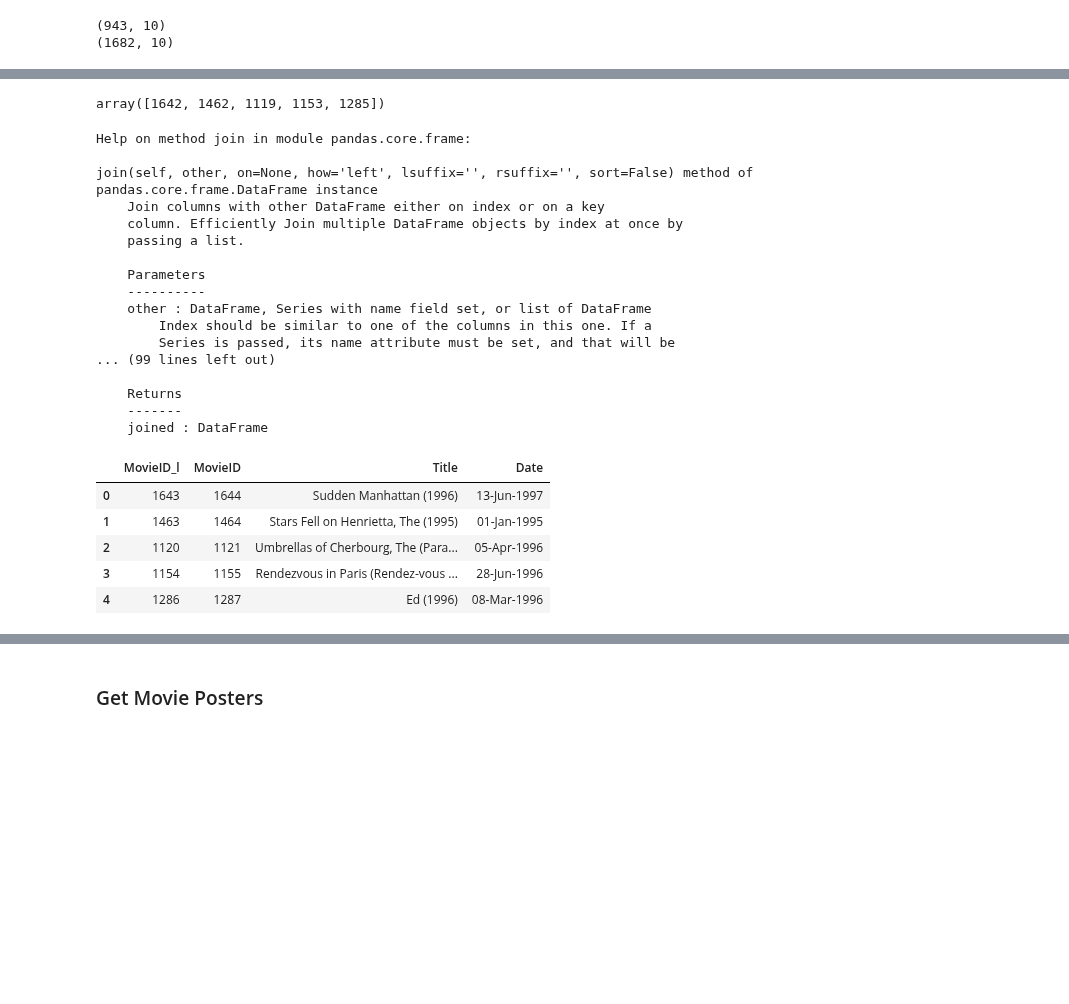
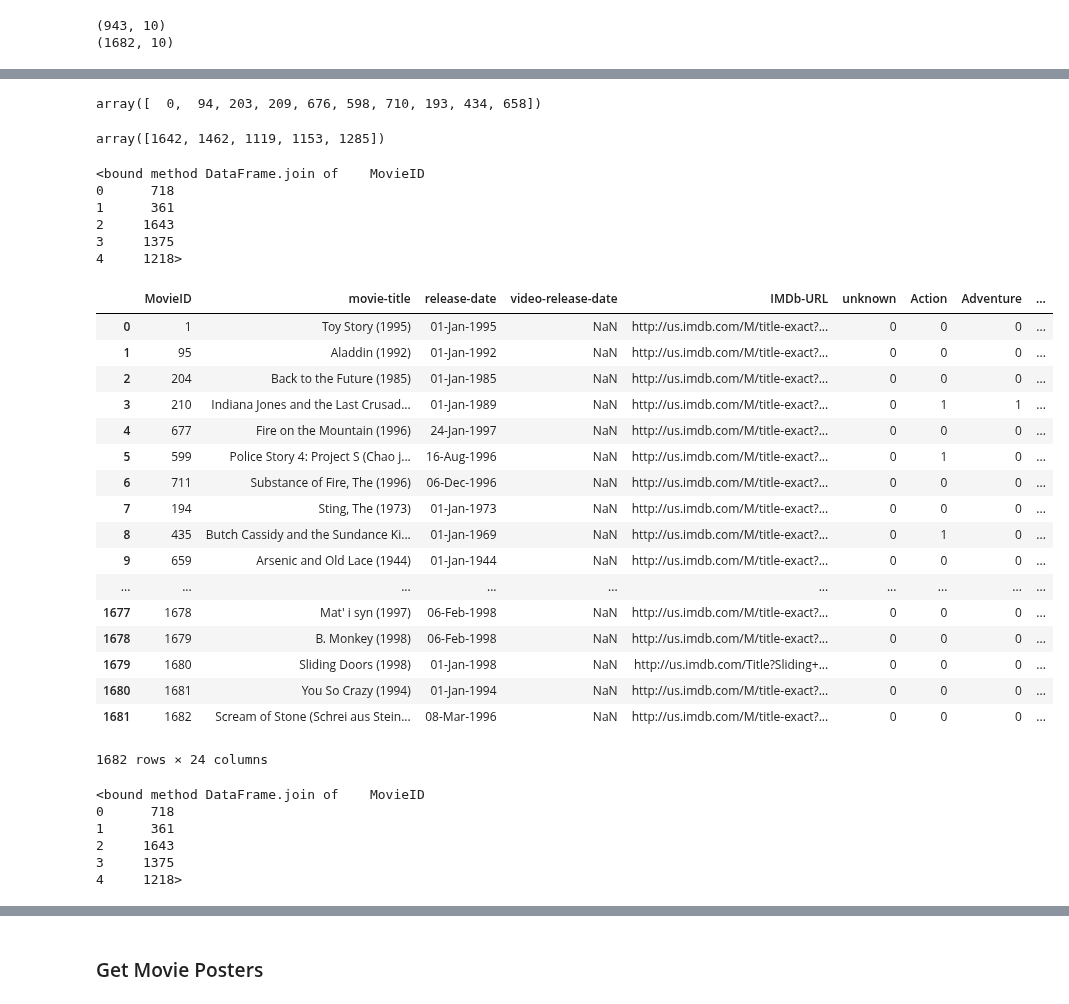
Before and after one commit to amirnasri/Data-Science, a Jupyter notebook: Recommender/ALS2.ipynb, the cells around one changed output, grey strips where cells are left out. Drawn from its saved outputs; the diff is of its cells as text; code cells hidden in the pictures; blank space fills up the shorter version.

```diff
--- a/Recommender/ALS2.ipynb
+++ b/Recommender/ALS2.ipynb
@@ -300,3 +332,5 @@ print coordinate_to_sparse(product_features.collect()).todense().shape
 (1682, 10)
 # %%
 pf_sparse = coordinate_to_sparse(product_features.collect())
+# %%
+pf = np.array(pf_sparse.todense())
@@ -302,0 +347,2 @@ pf_sparse = coordinate_to_sparse(product_features.collect())
+# %%
+pf_norm = pf/((pf**2).dot(np.ones((pf_sparse.shape[1], 1))))**0.5
@@ -303,2 +359,2 @@ pf_sparse = coordinate_to_sparse(product_features.collect())
 # %%
-pp_sim = np.dot(pf_sparse.todense(), pf_sparse.todense().T)
+pp_sim = np.dot(pf_norm, pf_norm.T)
@@ -305,5 +365,5 @@ pp_sim = np.dot(pf_sparse.todense(), pf_sparse.todense().T)
 # %%
-recom_movie_index = np.array(np.argsort(pp_sim[0, :]))[0][::-1][:5]
+recom_movie_index = np.argsort(pp_sim[0, :])[::-1][:10]
 # %%
 recom_movie_index
 # %% [output]
@@ -332,38 +408,50 @@ movies[0:9]
 # %%
 recom_movie_index
 # %% [output]
-array([1642, 1462, 1119, 1153, 1285])
+array([  0,  94, 203, 209, 676, 598, 710, 193, 434, 658])
+# %%
+recom_movie_index
+# %% [output]
+array([1642, 1462, 1119, 1153, 1285])
 # %%
-help(pd.DataFrame({'MovieID':[movie_index_to_ID[i] for i in recom_movie_index]}).join)
+#help(pd.DataFrame({'MovieID':[movie_index_to_ID[i] for i in recom_movie_index]}).join)
-# %% [output]
-Help on method join in module pandas.core.frame:
-
-join(self, other, on=None, how='left', lsuffix='', rsuffix='', sort=False) method of pandas.core.frame.DataFrame instance
-    Join columns with other DataFrame either on index or on a key
-    column. Efficiently Join multiple DataFrame objects by index at once by
-    passing a list.
-
-    Parameters
-    ----------
-    other : DataFrame, Series with name field set, or list of DataFrame
-        Index should be similar to one of the columns in this one. If a
-        Series is passed, its name attribute must be set, and that will be
-... (99 lines left out)
-
-    Returns
-    -------
-    joined : DataFrame
 # %%
 (pd.DataFrame({'MovieID':[movie_index_to_ID[i] for i in recom_movie_index]})).join
+# %% [output]
+<bound method DataFrame.join of    MovieID
+0      718
+1      361
+2     1643
+3     1375
+4     1218>
 # %%
-pd.DataFrame({'MovieID':[movie_index_to_ID[i] for i in recom_movie_index]}).join(movies, how='inner', on='MovieID', lsuffix = '_l')
+pd.merge(pd.DataFrame({'MovieID':[movie_index_to_ID[i] for i in recom_movie_index]}), movies, how='outer', on='MovieID', suffixes=('_x', '_y'))
 # %% [output]
-|  | MovieID_l | MovieID | Title | Date |
-| 0 | 1643 | 1644 | Sudden Manhattan (1996) | 13-Jun-1997 |
-| 1 | 1463 | 1464 | Stars Fell on Henrietta, The (1995) | 01-Jan-1995 |
-| 2 | 1120 | 1121 | Umbrellas of Cherbourg, The (Para... | 05-Apr-1996 |
-| 3 | 1154 | 1155 | Rendezvous in Paris (Rendez-vous ... | 28-Jun-1996 |
-| 4 | 1286 | 1287 | Ed (1996) | 08-Mar-1996 |
+|  | MovieID | movie-title | release-date | video-release-date | IMDb-URL | unknown | Action | Adventure | ... |
+| 0 | 1 | Toy Story (1995) | 01-Jan-1995 | NaN | http://us.imdb.com/M/title-exact?... | 0 | 0 | 0 | ... |
+| 1 | 95 | Aladdin (1992) | 01-Jan-1992 | NaN | http://us.imdb.com/M/title-exact?... | 0 | 0 | 0 | ... |
+| 2 | 204 | Back to the Future (1985) | 01-Jan-1985 | NaN | http://us.imdb.com/M/title-exact?... | 0 | 0 | 0 | ... |
+| 3 | 210 | Indiana Jones and the Last Crusad... | 01-Jan-1989 | NaN | http://us.imdb.com/M/title-exact?... | 0 | 1 | 1 | ... |
+| 4 | 677 | Fire on the Mountain (1996) | 24-Jan-1997 | NaN | http://us.imdb.com/M/title-exact?... | 0 | 0 | 0 | ... |
+| 5 | 599 | Police Story 4: Project S (Chao j... | 16-Aug-1996 | NaN | http://us.imdb.com/M/title-exact?... | 0 | 1 | 0 | ... |
+| 6 | 711 | Substance of Fire, The (1996) | 06-Dec-1996 | NaN | http://us.imdb.com/M/title-exact?... | 0 | 0 | 0 | ... |
+| 7 | 194 | Sting, The (1973) | 01-Jan-1973 | NaN | http://us.imdb.com/M/title-exact?... | 0 | 0 | 0 | ... |
+| 8 | 435 | Butch Cassidy and the Sundance Ki... | 01-Jan-1969 | NaN | http://us.imdb.com/M/title-exact?... | 0 | 1 | 0 | ... |
+| 9 | 659 | Arsenic and Old Lace (1944) | 01-Jan-1944 | NaN | http://us.imdb.com/M/title-exact?... | 0 | 0 | 0 | ... |
+| ... | ... | ... | ... | ... | ... | ... | ... | ... | ... |
+| 1677 | 1678 | Mat' i syn (1997) | 06-Feb-1998 | NaN | http://us.imdb.com/M/title-exact?... | 0 | 0 | 0 | ... |
+| 1678 | 1679 | B. Monkey (1998) | 06-Feb-1998 | NaN | http://us.imdb.com/M/title-exact?... | 0 | 0 | 0 | ... |
+| 1679 | 1680 | Sliding Doors (1998) | 01-Jan-1998 | NaN | http://us.imdb.com/Title?Sliding+... | 0 | 0 | 0 | ... |
+| 1680 | 1681 | You So Crazy (1994) | 01-Jan-1994 | NaN | http://us.imdb.com/M/title-exact?... | 0 | 0 | 0 | ... |
+| 1681 | 1682 | Scream of Stone (Schrei aus Stein... | 08-Mar-1996 | NaN | http://us.imdb.com/M/title-exact?... | 0 | 0 | 0 | ... |
+1682 rows × 24 columns
 # %%
 pd.DataFrame({'MovieID':[movie_index_to_ID[i] for i in recom_movie_index]}).join
+# %% [output]
+<bound method DataFrame.join of    MovieID
+0      718
+1      361
+2     1643
+3     1375
+4     1218>
 # %%
```
Also changed, not shown: parts of 26 cells of this notebook.
